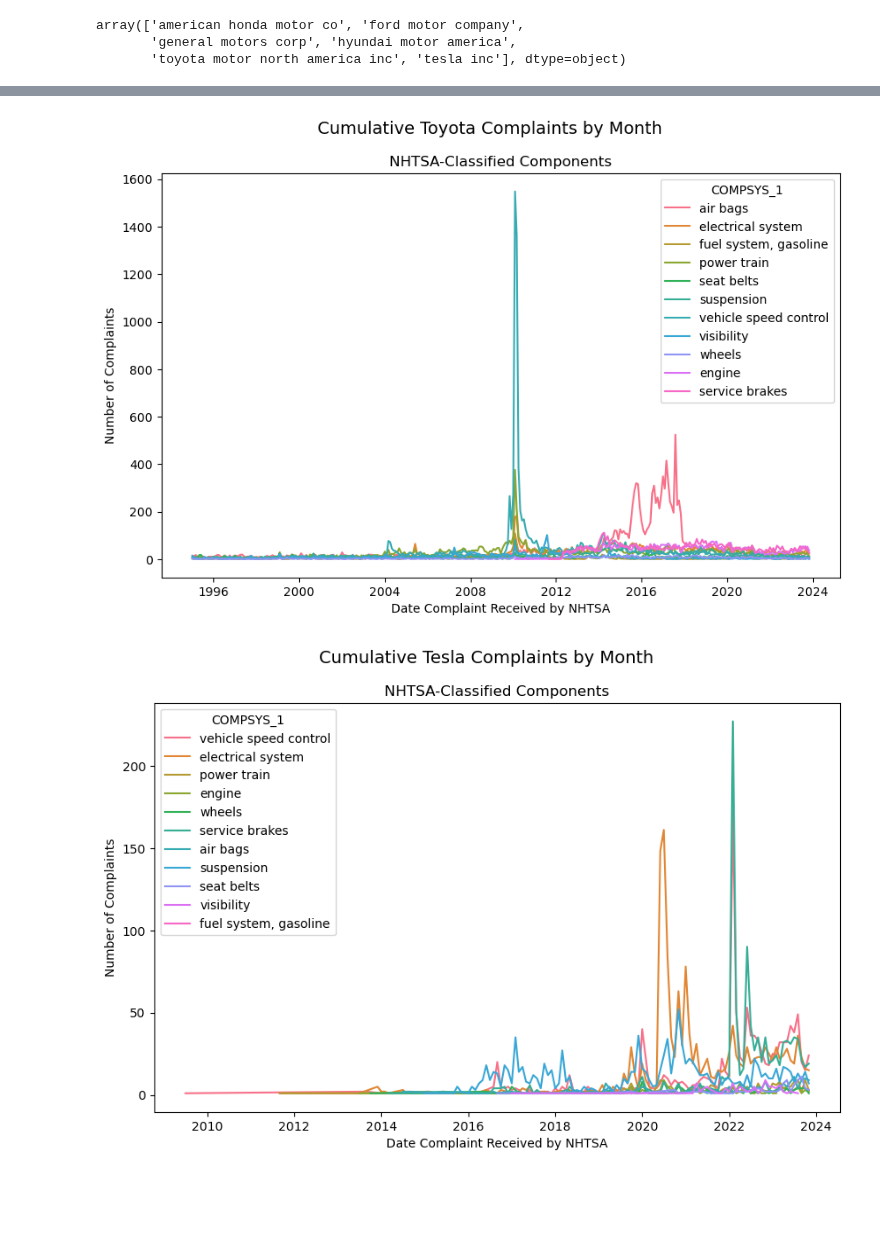
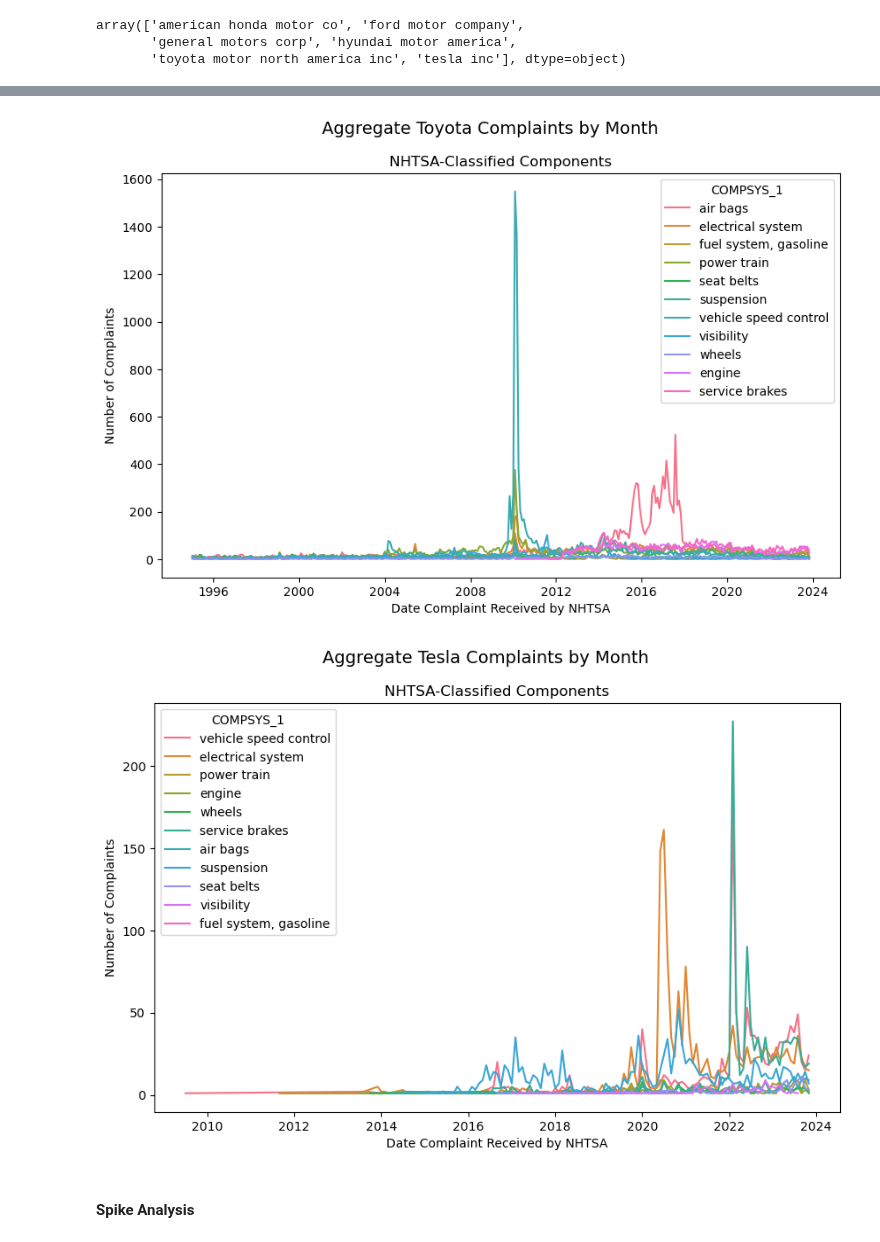
Before and after one commit to prithvidasgupta/si671, a Jupyter notebook: pm_parts_nb.ipynb, the cells around one changed output, grey strips where cells are left out. Saved outputs shown, nothing was run; the diff lists cells and outputs as text; code cells hidden in the pictures; blank space fills up the shorter version.

```diff
--- a/pm_parts_nb.ipynb
+++ b/pm_parts_nb.ipynb
@@ -919,20 +920,22 @@ plt.show()
 # %%
 plt.figure(figsize=(10, 6))
 sns.lineplot(x='LDATE', y='count', data=cmpl_m_mfr[cmpl_m_mfr["MFR_NAME"] == "toyota motor north america inc"], hue="COMPSYS_1")
-plt.suptitle("Cumulative Toyota Complaints by Month", fontsize=14)
+plt.suptitle("Aggregate Toyota Complaints by Month", fontsize=14)
 plt.title("NHTSA-Classified Components")
 plt.xlabel("Date Complaint Received by NHTSA")
 plt.ylabel("Number of Complaints")
 plt.show()
 # %% [output]
-[figure, old version]
+[figure, new version]
 # %%
 plt.figure(figsize=(10, 6))
 sns.lineplot(x='LDATE', y='count', data=cmpl_m_mfr[cmpl_m_mfr["MFR_NAME"] == "tesla inc"], hue="COMPSYS_1")
-plt.suptitle("Cumulative Tesla Complaints by Month", fontsize=14)
+plt.suptitle("Aggregate Tesla Complaints by Month", fontsize=14)
 plt.title("NHTSA-Classified Components")
 plt.xlabel("Date Complaint Received by NHTSA")
 plt.ylabel("Number of Complaints")
 plt.show()
 # %% [output]
-[figure, old version]
+[figure, new version]
+# %% [markdown]
+#### Spike Analysis
```
Also changed, not shown: parts of 20 cells of this notebook.
